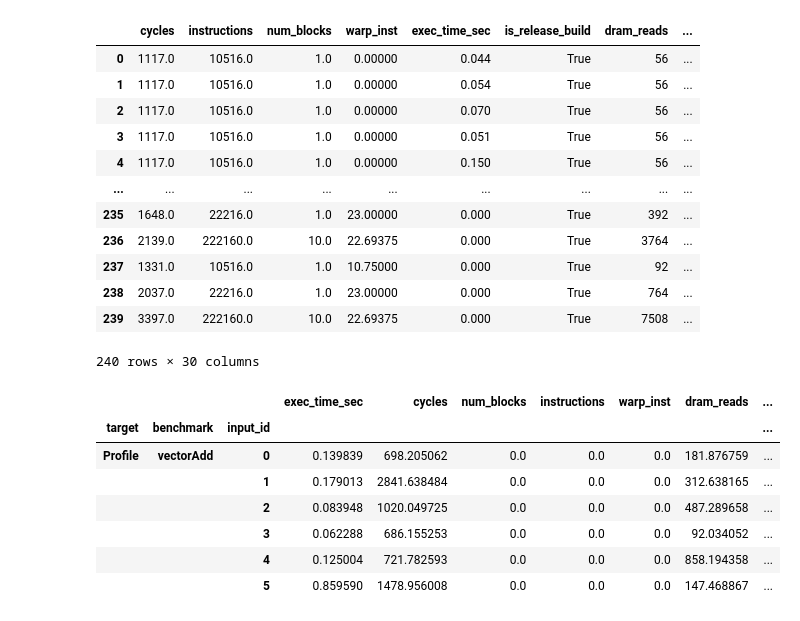
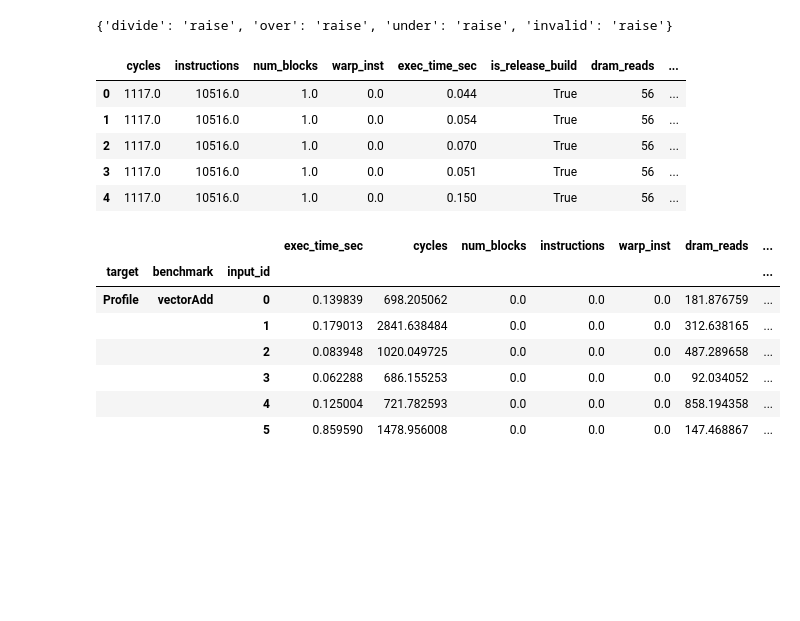
Before and after one commit to romnn/microgpusim, a Jupyter notebook: notebooks/plots.ipynb, the cells around one changed output. Cells and saved outputs as stored; diff of their text form; code cells hidden in the pictures; blank space fills up the shorter version.

```diff
--- a/notebooks/plots.ipynb
+++ b/notebooks/plots.ipynb
@@ -1,26 +1,25 @@
 # %%
 import pandas as pd
 import numpy as np
+# %%
+pd.set_option('display.max_rows', 500)
+pd.set_option('display.max_columns', 500)
+np.seterr(all='raise')
+# %% [output]
+{'divide': 'raise', 'over': 'raise', 'under': 'raise', 'invalid': 'raise'}
 # %%
 # load the materialized benchmark config
 stats_file = "../results/combined.stats.csv"
 sim_df = pd.read_csv(stats_file, header=0)
 assert((sim_df["input_mode"] == "serial").sum() > 0)
-sim_df
+sim_df.head(5)
 # %% [output]
 |  | cycles | instructions | num_blocks | warp_inst | exec_time_sec | is_release_build | dram_reads | ... |
-| 0 | 1117.0 | 10516.0 | 1.0 | 0.00000 | 0.044 | True | 56 | ... |
-| 1 | 1117.0 | 10516.0 | 1.0 | 0.00000 | 0.054 | True | 56 | ... |
-| 2 | 1117.0 | 10516.0 | 1.0 | 0.00000 | 0.070 | True | 56 | ... |
-| 3 | 1117.0 | 10516.0 | 1.0 | 0.00000 | 0.051 | True | 56 | ... |
-| 4 | 1117.0 | 10516.0 | 1.0 | 0.00000 | 0.150 | True | 56 | ... |
-| ... | ... | ... | ... | ... | ... | ... | ... | ... |
-| 235 | 1648.0 | 22216.0 | 1.0 | 23.00000 | 0.000 | True | 392 | ... |
-| 236 | 2139.0 | 222160.0 | 10.0 | 22.69375 | 0.000 | True | 3764 | ... |
-| 237 | 1331.0 | 10516.0 | 1.0 | 10.75000 | 0.000 | True | 92 | ... |
-| 238 | 2037.0 | 22216.0 | 1.0 | 23.00000 | 0.000 | True | 764 | ... |
-| 239 | 3397.0 | 222160.0 | 10.0 | 22.69375 | 0.000 | True | 7508 | ... |
+| 0 | 1117.0 | 10516.0 | 1.0 | 0.0 | 0.044 | True | 56 | ... |
+| 1 | 1117.0 | 10516.0 | 1.0 | 0.0 | 0.054 | True | 56 | ... |
+| 2 | 1117.0 | 10516.0 | 1.0 | 0.0 | 0.070 | True | 56 | ... |
+| 3 | 1117.0 | 10516.0 | 1.0 | 0.0 | 0.051 | True | 56 | ... |
+| 4 | 1117.0 | 10516.0 | 1.0 | 0.0 | 0.150 | True | 56 | ... |
-240 rows × 30 columns
 # %%
 # ideas for stats
 
```
Also changed, not shown: parts of 2 cells of this notebook, 12 other files.
